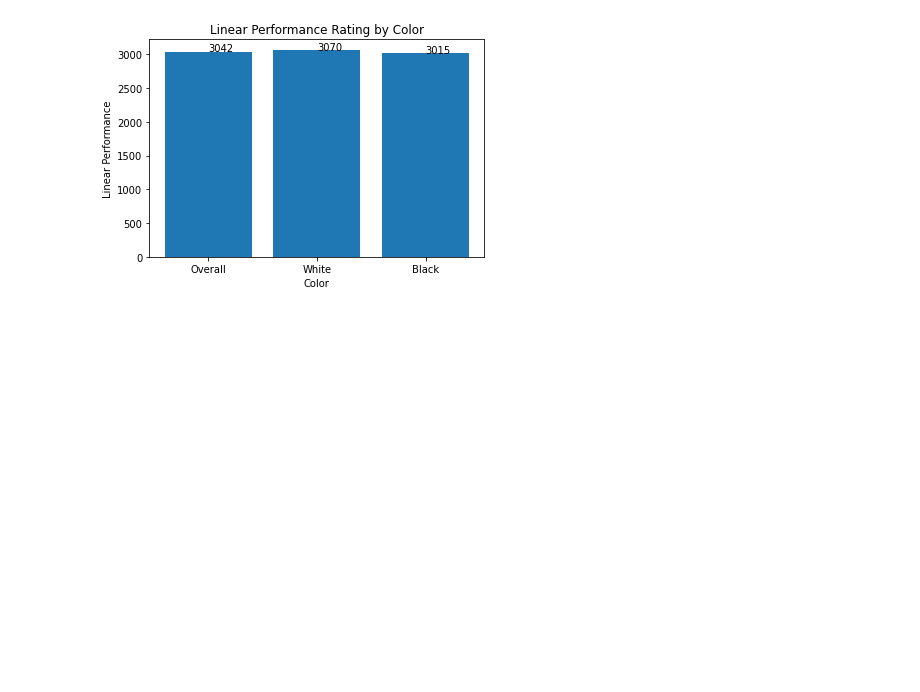
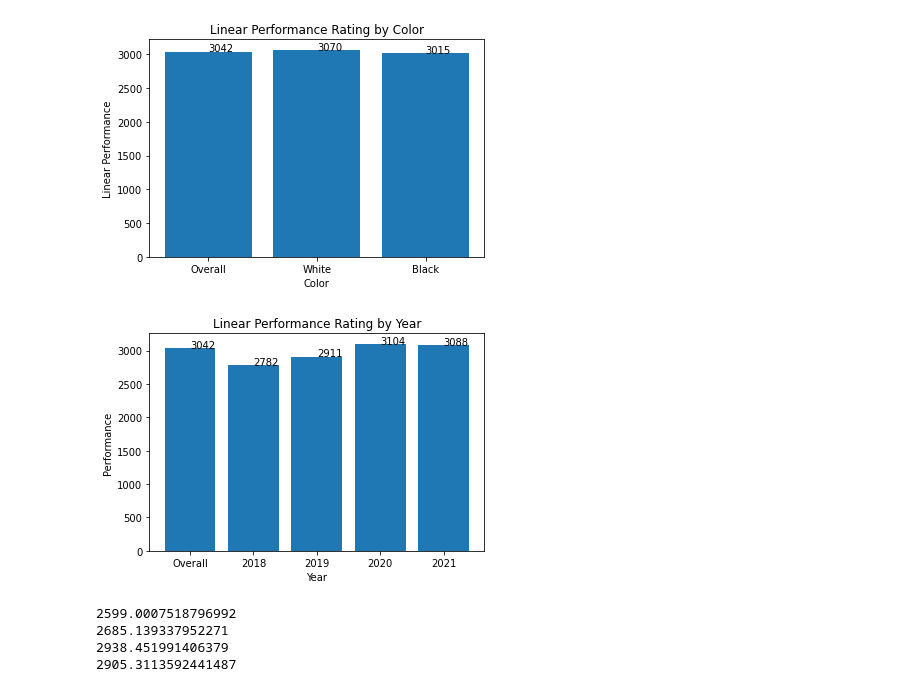
Before and after one commit to dealom/Magnus-Carlsen-Lichess-Games-Dataset-Analysis, a Jupyter notebook: Elo Analysis.ipynb, the cells around one changed output. Saved outputs shown, nothing was run; the diff lists cells and outputs as text; code cells hidden in the pictures; blank space fills up the shorter version.

```diff
--- a/Elo Analysis.ipynb
+++ b/Elo Analysis.ipynb
@@ -89,3 +89,31 @@ for index, value in enumerate(y):
 plt.show()
 # %% [output]
 [figure]
+# %%
+# avrg opponent rating had more influence than win rate here
+x = ['Overall','2018','2019','2020','2021']
+y = [rating(np.mean(magoppres.opp_elo),fscore(vco(magoppres))),
+    rating(np.mean(mg[mg.utc_date.str[0:4]=='2018'].opp_elo),fscore(vc(mg,mg.utc_date.str[0:4]=='2018'))),
+    rating(np.mean(mg[mg.utc_date.str[0:4]=='2019'].opp_elo),fscore(vc(mg,mg.utc_date.str[0:4]=='2019'))),
+    rating(np.mean(mg[mg.utc_date.str[0:4]=='2020'].opp_elo),fscore(vc(mg,mg.utc_date.str[0:4]=='2020'))),
+    rating(np.mean(mg[mg.utc_date.str[0:4]=='2021'].opp_elo),fscore(vc(mg,mg.utc_date.str[0:4]=='2021')))]
+plt.bar(x,y)
+plt.title('Linear Performance Rating by Year')
+plt.xlabel('Year')
+plt.ylabel('Performance')
+for index, value in enumerate(y):
+    plt.text(index, value,
+             str(round(value)))
+plt.show()
+# %% [output]
+[figure, added]
+# %%
+print(np.mean(mg[mg.utc_date.str[0:4]=='2018'].opp_elo))
+print(np.mean(mg[mg.utc_date.str[0:4]=='2019'].opp_elo))
+print(np.mean(mg[mg.utc_date.str[0:4]=='2020'].opp_elo))
+print(np.mean(mg[mg.utc_date.str[0:4]=='2021'].opp_elo))
+# %% [output]
+2599.0007518796992
+2685.139337952271
+2938.451991406379
+2905.3113592441487
```
Also changed, not shown: parts of 1 cell of this notebook, 1 other file.
